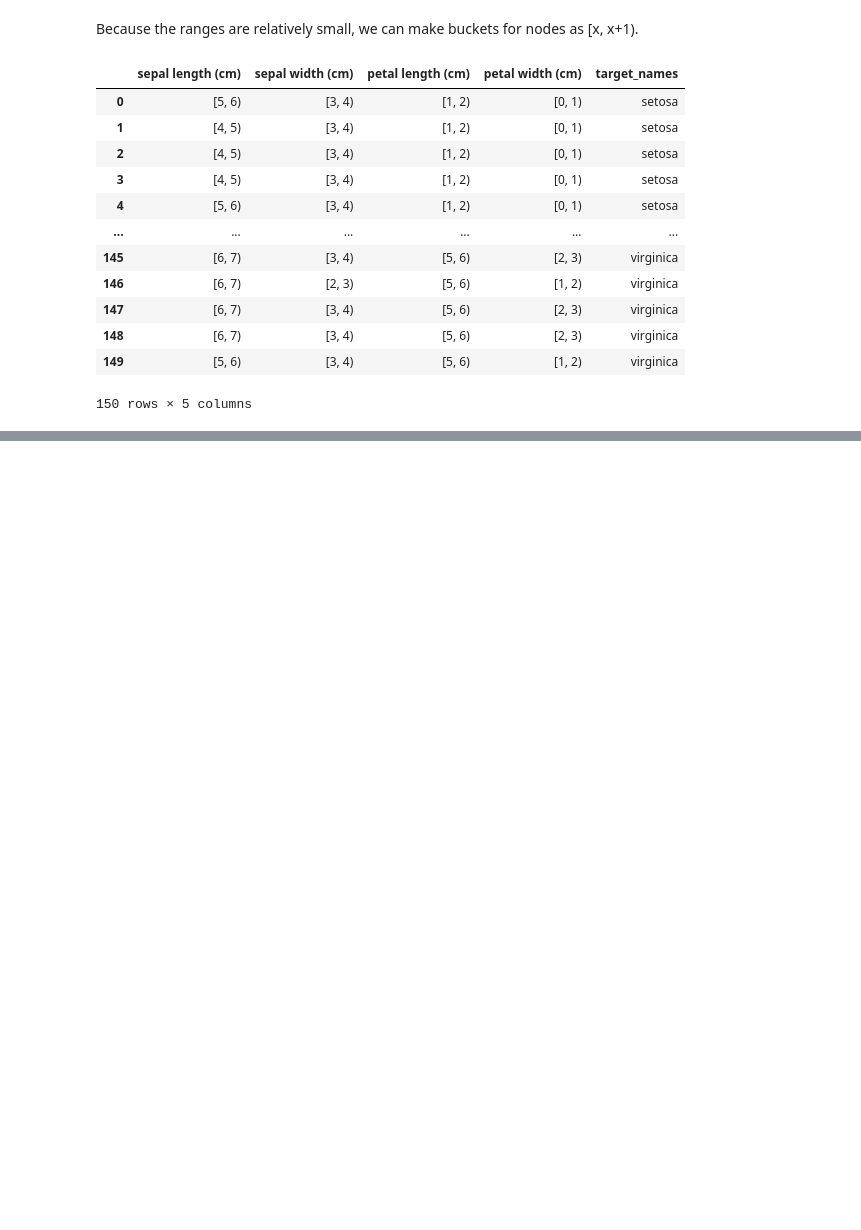
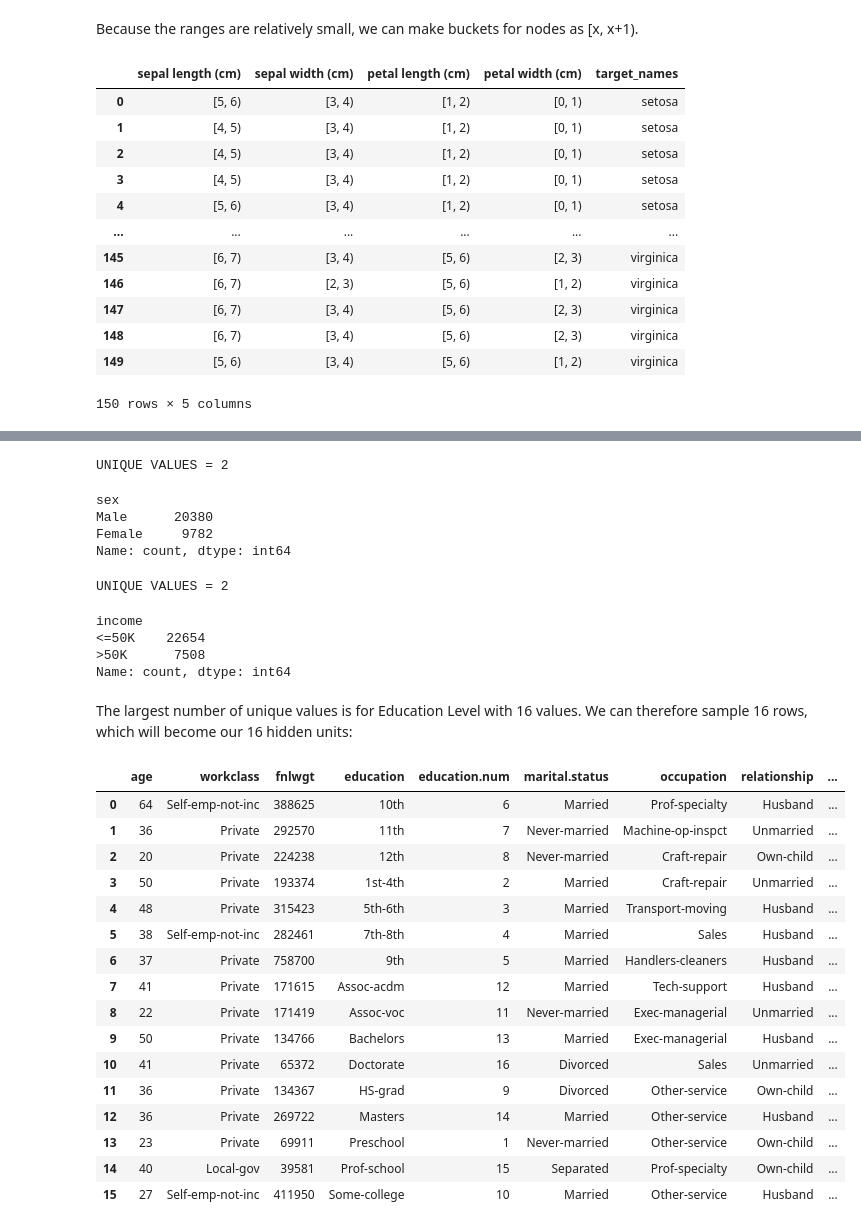
Before and after one commit to SimoneRitt/IACModel_CCM, a Jupyter notebook: IAC_Example.ipynb, the cells around one changed output, grey strips where cells are left out. Drawn from its saved outputs; the diff is of its cells as text; code cells hidden in the pictures; blank space fills up the shorter version.

```diff
--- a/IAC_Example.ipynb
+++ b/IAC_Example.ipynb
@@ -103,0 +119,4 @@ IAC_plotting.plot(test2, hidden_state='target_names')
+# %%
+test3 = pd.read_csv('data/adult.csv')
+print(test3.shape)
+test3.head()
@@ -103,0 +133,4 @@ IAC_plotting.plot(test2, hidden_state='target_names')
+# %%
+test3.replace({'?': np.nan}, inplace=True)
+test3.dropna(inplace=True)
+test3.shape
@@ -103,0 +194,7 @@ IAC_plotting.plot(test2, hidden_state='target_names')
+# %%
+# Replace types of Married with Married
+test3['marital.status'] = test3['marital.status'].replace({'Married-civ-spouse':'Married',
+                                 'Married-spouse-absent':'Married',
+                                 'Married-AF-spouse':'Married'})
+print('UNIQUE VALUES =', len(test3['marital.status'].value_counts()))
+test3['marital.status'].value_counts()
@@ -103,0 +256,41 @@ IAC_plotting.plot(test2, hidden_state='target_names')
+# %%
+print('UNIQUE VALUES =', len(test3['sex'].value_counts()))
+test3['sex'].value_counts()
+# %% [output]
+UNIQUE VALUES = 2
+sex
+Male      20380
+Female     9782
+Name: count, dtype: int64
+# %%
+print('UNIQUE VALUES =', len(test3['income'].value_counts()))
+test3['income'].value_counts()
+# %% [output]
+UNIQUE VALUES = 2
+income
+<=50K    22654
+>50K      7508
+Name: count, dtype: int64
+# %% [markdown]
+The largest number of unique values is for Education Level with 16 values. We can therefore sample 16 rows, which will become our 16 hidden units:
+# %%
+test3 = test3.groupby('education').sample(n=1, random_state=0).reset_index(drop=True)
+test3
+# %% [output]
+|  | age | workclass | fnlwgt | education | education.num | marital.status | occupation | relationship | ... |
+| 0 | 64 | Self-emp-not-inc | 388625 | 10th | 6 | Married | Prof-specialty | Husband | ... |
+| 1 | 36 | Private | 292570 | 11th | 7 | Never-married | Machine-op-inspct | Unmarried | ... |
+| 2 | 20 | Private | 224238 | 12th | 8 | Never-married | Craft-repair | Own-child | ... |
+| 3 | 50 | Private | 193374 | 1st-4th | 2 | Married | Craft-repair | Unmarried | ... |
+| 4 | 48 | Private | 315423 | 5th-6th | 3 | Married | Transport-moving | Husband | ... |
+| 5 | 38 | Self-emp-not-inc | 282461 | 7th-8th | 4 | Married | Sales | Husband | ... |
+| 6 | 37 | Private | 758700 | 9th | 5 | Married | Handlers-cleaners | Husband | ... |
+| 7 | 41 | Private | 171615 | Assoc-acdm | 12 | Married | Tech-support | Husband | ... |
+| 8 | 22 | Private | 171419 | Assoc-voc | 11 | Never-married | Exec-managerial | Unmarried | ... |
+| 9 | 50 | Private | 134766 | Bachelors | 13 | Married | Exec-managerial | Husband | ... |
+| 10 | 41 | Private | 65372 | Doctorate | 16 | Divorced | Sales | Unmarried | ... |
+| 11 | 36 | Private | 134367 | HS-grad | 9 | Divorced | Other-service | Own-child | ... |
+| 12 | 36 | Private | 269722 | Masters | 14 | Married | Other-service | Husband | ... |
+| 13 | 23 | Private | 69911 | Preschool | 1 | Never-married | Other-service | Own-child | ... |
+| 14 | 40 | Local-gov | 39581 | Prof-school | 15 | Separated | Prof-specialty | Own-child | ... |
+| 15 | 27 | Self-emp-not-inc | 411950 | Some-college | 10 | Married | Other-service | Husband | ... |
```
Also changed, not shown: parts of 22 cells of this notebook, 3 other files.
